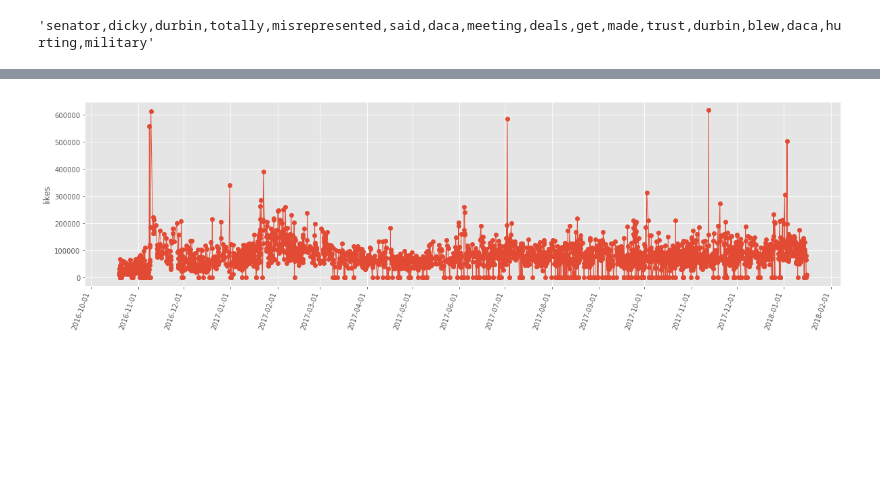
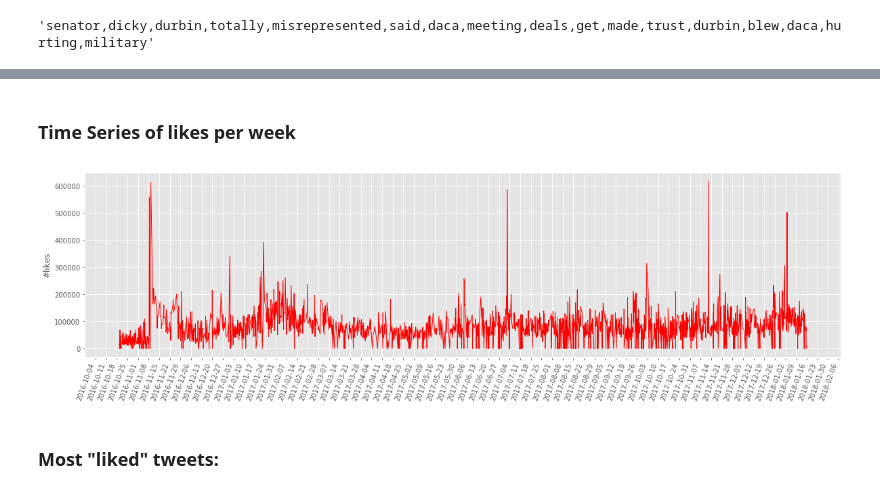
Before and after one commit to Lumik7/bi2_project2, a Jupyter notebook: notebooks/3.0-lm-twitter-analysis.ipynb, the cells around one changed output, grey strips where cells are left out. Saved outputs shown, nothing was run; the diff lists cells and outputs as text; code cells hidden in the pictures; blank space fills up the shorter version.

```diff
--- a/notebooks/3.0-lm-twitter-analysis.ipynb
+++ b/notebooks/3.0-lm-twitter-analysis.ipynb
@@ -36,6 +60,7 @@ from data.preprocessing import remove_stopwords
 file_name = "realDonaldTrump_tweets.csv"
 data_dir = os.path.join(data_utils.get_data_dir(),"processed", file_name)
 data = pd.read_csv(data_dir, sep=";", infer_datetime_format=True)
+data["created_at"] = pd.to_datetime(data["created_at"])
 data.head(5)
 # %% [output]
 |  | id_str | created_at | full_text | favorite_count | retweet_count | retweeted |
@@ -67,13 +121,19 @@ data.head(1)["words_only"][0]
+# %% [markdown]
+### Time Series of likes per week
 # %%
 fig, ax = plt.subplots(figsize=(20, 5))
 plt.setp( ax.xaxis.get_majorticklabels(), rotation=70, horizontalalignment='right')
-ax.xaxis.set_major_locator(mdates.MonthLocator())
+ax.xaxis.set_major_locator(mdates.WeekdayLocator())
 ax.xaxis.set_major_formatter(mdates.DateFormatter('%Y-%m-%d'))
-ax.plot_date(data["created_at"], data["favorite_count"], "-o",lw=1)
-plt.ylabel("likes")
+ax.plot_date(data["created_at"], data.favorite_count, "-",lw=1,color="red")
+#ax.plot_date(data["created_at"], data.retweet_count, "-",lw=1,color="blue")
+
+plt.ylabel("#likes")
 plt.show();
 # %% [output]
-[figure, old version]
+[figure, new version]
+# %% [markdown]
+### Most "liked" tweets:
 # %%
 index_mask = list(data[data.favorite_count > 400000].index)
 display(data.iloc[index_mask])
```
Also changed, not shown: parts of 21 cells of this notebook, 4 other files.
